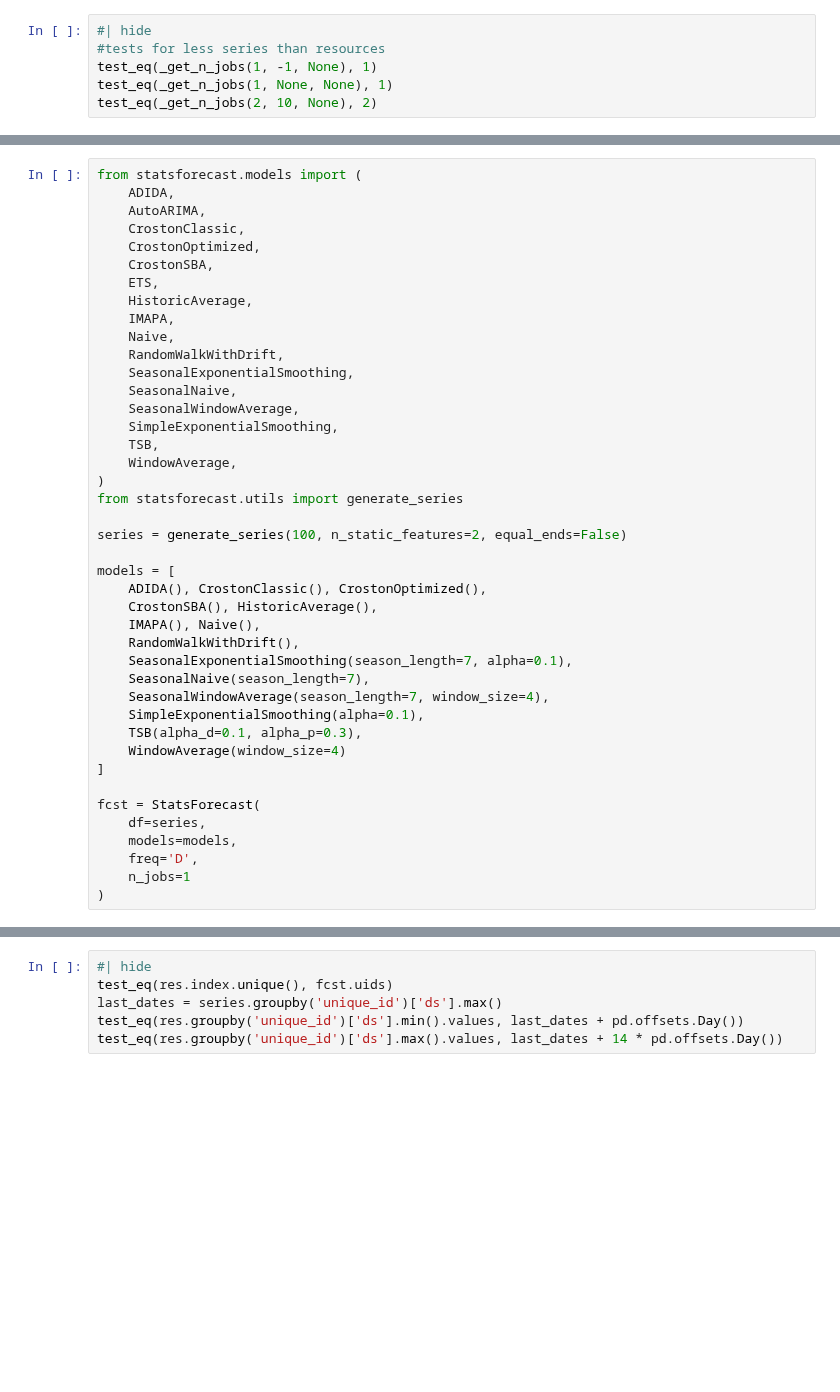
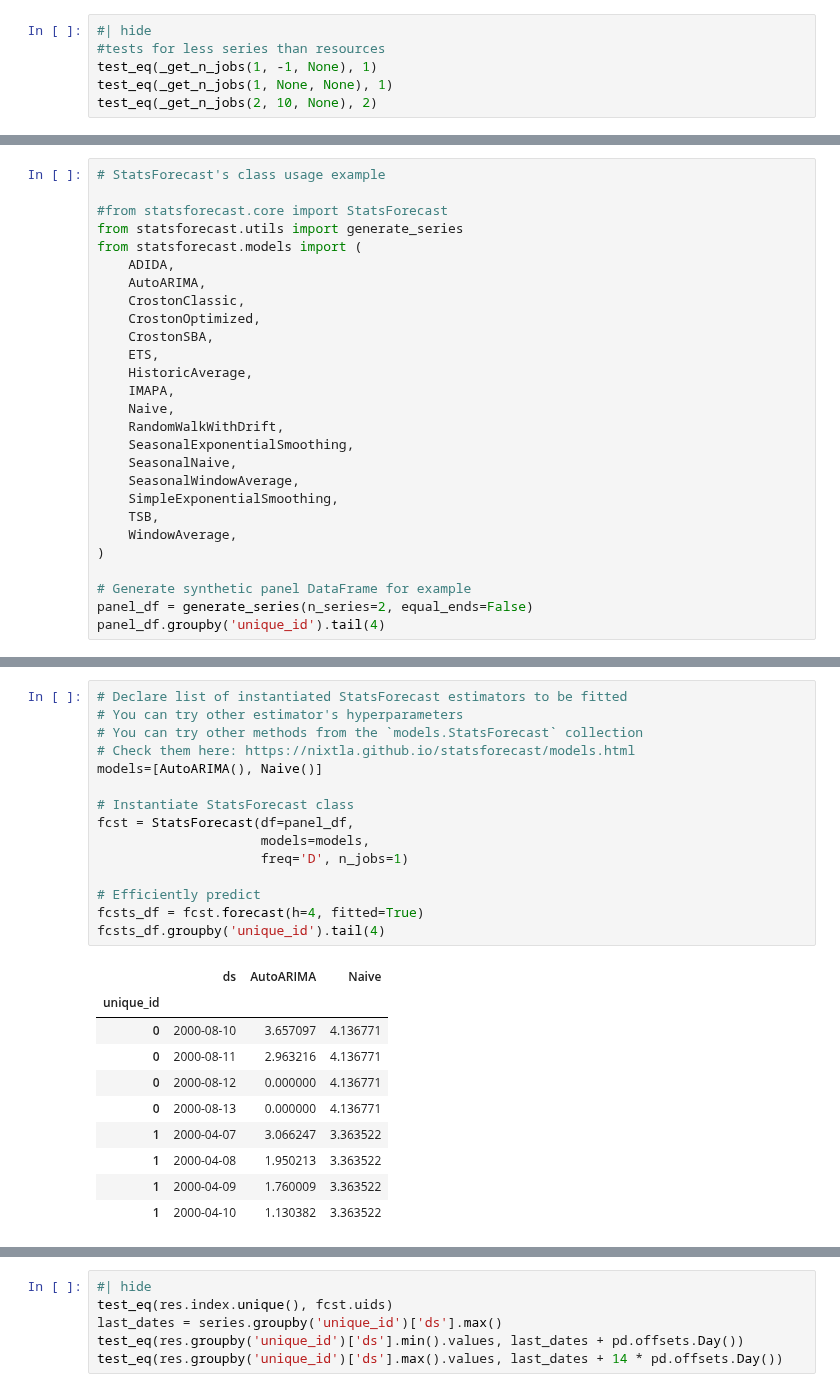
Before and after one commit to Nixtla/statsforecast, a Jupyter notebook: nbs/core.ipynb, the cells around one changed output, grey strips where cells are left out. Saved outputs shown, nothing was run; the diff lists cells and outputs as text; blank space fills up the shorter version.

Commit message:
Docstring based documentation for core.StatsForecast

```diff
--- a/nbs/core.ipynb
+++ b/nbs/core.ipynb
@@ -870,4 +1027,8 @@ The class `StatsForecast` fits multiple models for multiple time series. It rece
 # %%
+# StatsForecast's class usage example
+
+#from statsforecast.core import StatsForecast
+from statsforecast.utils import generate_series
 from statsforecast.models import (
     ADIDA,
     AutoARIMA,
@@ -886,26 +1047,7 @@ from statsforecast.models import (
     TSB,
     WindowAverage,
 )
-from statsforecast.utils import generate_series
 
-series = generate_series(100, n_static_features=2, equal_ends=False)
-
-models = [
-    ADIDA(), CrostonClassic(), CrostonOptimized(),
-    CrostonSBA(), HistoricAverage(),
-    IMAPA(), Naive(),
-    RandomWalkWithDrift(),
-    SeasonalExponentialSmoothing(season_length=7, alpha=0.1),
-    SeasonalNaive(season_length=7),
-    SeasonalWindowAverage(season_length=7, window_size=4),
-    SimpleExponentialSmoothing(alpha=0.1),
-    TSB(alpha_d=0.1, alpha_p=0.3),
-    WindowAverage(window_size=4)
-]
-
-fcst = StatsForecast(
-    df=series,
-    models=models,
-    freq='D',
-    n_jobs=1
-)
+# Generate synthetic panel DataFrame for example
+panel_df = generate_series(n_series=2, equal_ends=False)
+panel_df.groupby('unique_id').tail(4)
@@ -912 +1065,27 @@ fcst = StatsForecast(
+# %%
+# Declare list of instantiated StatsForecast estimators to be fitted
+# You can try other estimator's hyperparameters
+# You can try other methods from the `models.StatsForecast` collection
+# Check them here: https://nixtla.github.io/statsforecast/models.html
+models=[AutoARIMA(), Naive()]
+
+# Instantiate StatsForecast class
+fcst = StatsForecast(df=panel_df,
+                     models=models,
+                     freq='D', n_jobs=1)
+
+# Efficiently predict
+fcsts_df = fcst.forecast(h=4, fitted=True)
+fcsts_df.groupby('unique_id').tail(4)
+# %% [output]
+|  | ds | AutoARIMA | Naive |
+| unique_id |  |  |  |
+| 0 | 2000-08-10 | 3.657097 | 4.136771 |
+| 0 | 2000-08-11 | 2.963216 | 4.136771 |
+| 0 | 2000-08-12 | 0.000000 | 4.136771 |
+| 0 | 2000-08-13 | 0.000000 | 4.136771 |
+| 1 | 2000-04-07 | 3.066247 | 3.363522 |
+| 1 | 2000-04-08 | 1.950213 | 3.363522 |
+| 1 | 2000-04-09 | 1.760009 | 3.363522 |
+| 1 | 2000-04-10 | 1.130382 | 3.363522 |
 # %% [markdown]
```
Also changed, not shown: parts of 37 cells of this notebook, 4 other files.
